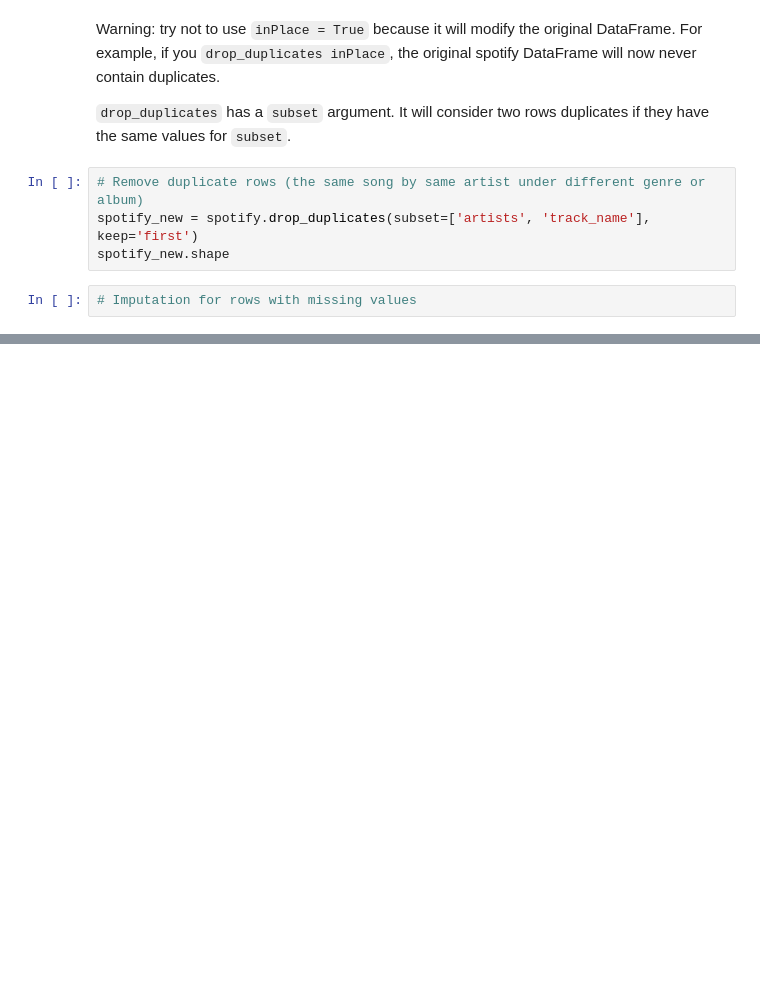
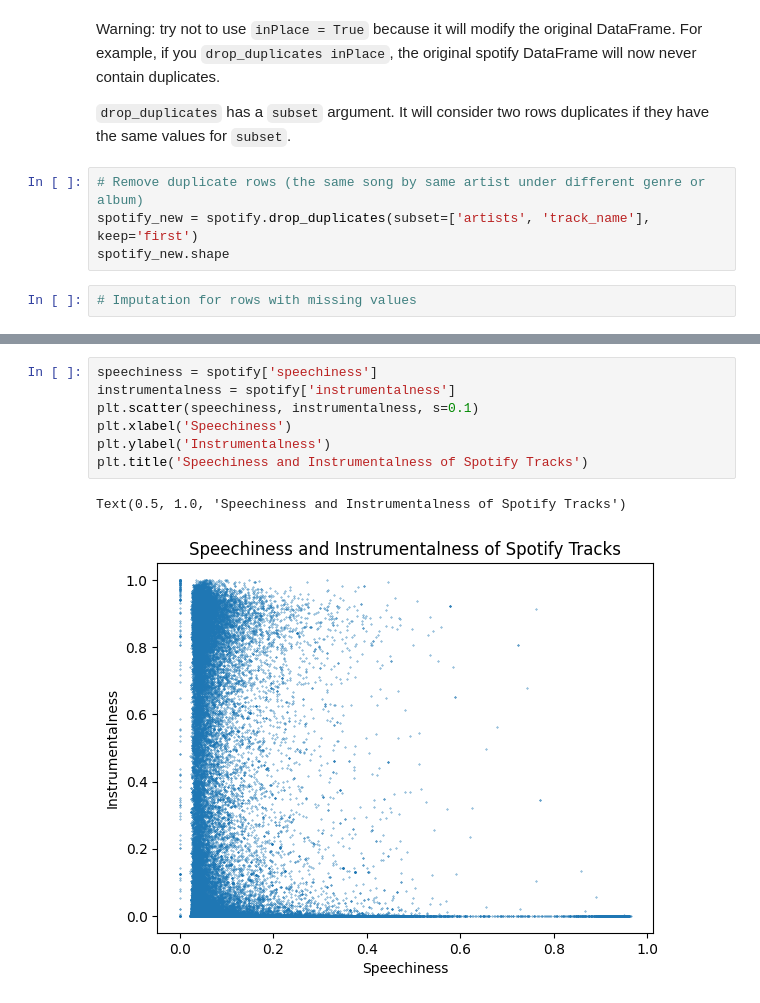
Before and after one commit to zacharydesoto/beat-predictor, a Jupyter notebook: M148_project.ipynb, the cells around one changed output, grey strips where cells are left out. Saved outputs shown, nothing was run; the diff lists cells and outputs as text; blank space fills up the shorter version.

```diff
--- a/M148_project.ipynb
+++ b/M148_project.ipynb
@@ -146,0 +185,10 @@ spotify_new.shape
+# %%
+speechiness = spotify['speechiness']
+instrumentalness = spotify['instrumentalness']
+plt.scatter(speechiness, instrumentalness, s=0.1)
+plt.xlabel('Speechiness')
+plt.ylabel('Instrumentalness')
+plt.title('Speechiness and Instrumentalness of Spotify Tracks')
+# %% [output]
+Text(0.5, 1.0, 'Speechiness and Instrumentalness of Spotify Tracks')
+[figure, added]
```
Also changed, not shown: parts of 9 cells of this notebook.
